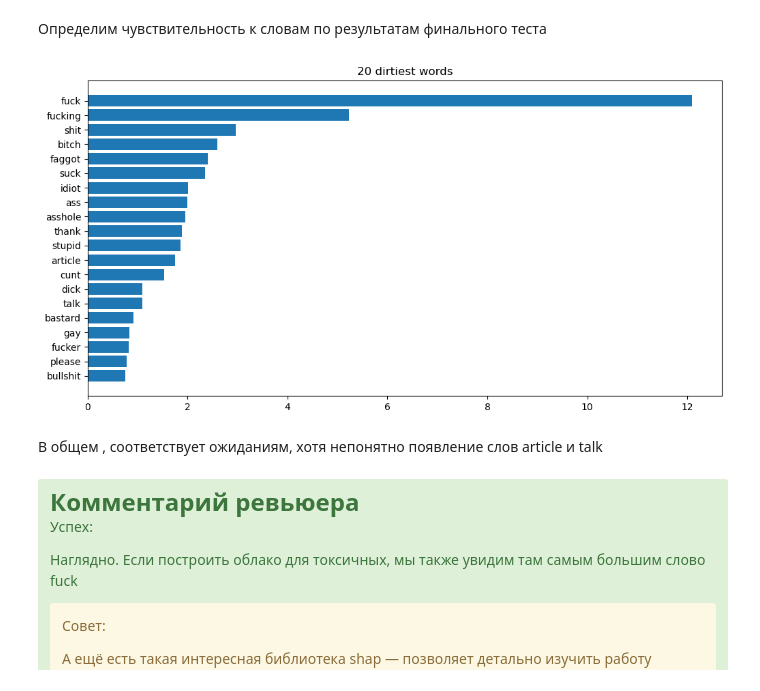
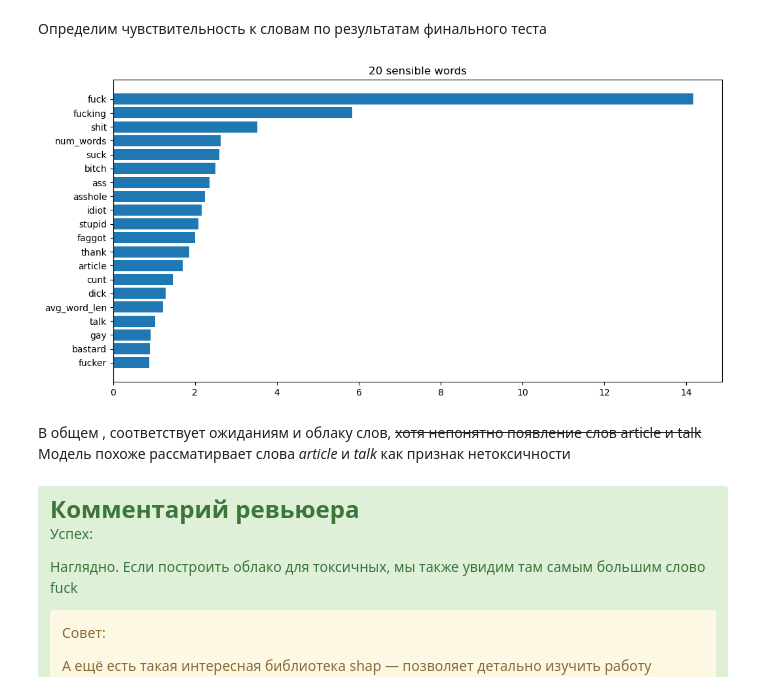
Before and after one commit to ltsipunov/26_text, a Jupyter notebook: b5043e21-eb29-4816-998f-f4795dd04686.ipynb, the cells around one changed output. Drawn from its saved outputs; the diff is of its cells as text; code cells hidden in the pictures.

```diff
--- a/b5043e21-eb29-4816-998f-f4795dd04686.ipynb
+++ b/b5043e21-eb29-4816-998f-f4795dd04686.ipynb
@@ -386,0 +472,3 @@ the stripe bat be hang on their foot for good you should be ashamed of yourself
+# %%
+df['avg_word_len'] = df.apply(lambda r: len(r['lemmas'])/r['num_words'] ,axis=1)
+df[df.toxic==0].avg_word_len.mean(),df[df.toxic==1].avg_word_len.mean(),
@@ -388,7 +485,8 @@ the stripe bat be hang on their foot for good you should be ashamed of yourself
 #### Разбиение на тренировочный и тестовый наборы
 # %%
 %%time
-X = 'lemmas'
+T = 'lemmas'
+X = ['lemmas','num_words','avg_word_len']
 y = 'toxic'
 tr,te = train_test_split(df, test_size = .25, shuffle = True, stratify=df[y])
 # %% [output]
@@ -847,13 +949,16 @@ ngram_range = (1,1)
 Подбирается оптимальная скорость обучения и способ балансировки для 1024 оценщиков.
 # %%
 %%time
-pipe = Pipeline(steps = [
-    ['vect',  TfidfVectorizer(stop_words = stopwords, max_features=max_features, ngram_range=ngram_range)],
-    ['model', CatBoostClassifier(
-                n_estimators = 1024,
-                bootstrap_type='Bernoulli',subsample=.1,
-                eval_metric='F1',verbose =128) ]
-])
+vect = TfidfVectorizer(stop_words = stopwords, max_features=max_features, ngram_range=ngram_range)
+ctf = ColumnTransformer(
+        [('vect', vect, T )],
+                    remainder=StandardScaler(),
+                    verbose_feature_names_out = False
+    )
+cb = CatBoostClassifier(n_estimators = 1024,
+                   random_state=4999,
+                   eval_metric='F1',verbose =128)
+pipe = Pipeline( [['tf',ctf], ['model',cb] ] )
 params_grid = {
     'model__learning_rate':[.05,.1,.2,.5],
     'model__auto_class_weights':['None','Balanced','SqrtBalanced']
@@ -861,6 +966,6 @@ params_grid = {
 gs=GridSearchCV(pipe, params_grid,
                 cv=3 ,
                 scoring = 'f1')
-gs.fit(tr[X].values,tr[y])
+gs.fit(tr[X],tr[y])
 gs.cv_results_
 # %% [output]
@@ -922,13 +1032,8 @@ ResultPlotter(sel).plot()
 # %% [markdown]
 #### Финальный тест
 # %%
-%%time
-tf = TfidfVectorizer(stop_words = stopwords, max_features=max_features, ngram_range=ngram_range
-cb = CatBoostClassifier(n_estimators = 1024,
-                    learning_rate=.2,auto_class_weights='SqrtBalanced',
-                   random_state=4999,
-                   eval_metric='F1',verbose =128)
-pipe = Pipeline( [['vect',tf], ['model',cb] ] )
+pipe.set_params(**gs.best_params_)
+
 pipe.fit(tr[X],tr[y])
 
 pr = pipe.predict(te[X])
@@ -1017,28 +1142,29 @@ TF-IDF просто считает количество того или иног
 # %% [markdown]
 Определим чувствительность к словам по результатам финального теста
 # %%
-def catboost_explanation(model,vectorizer,num_of=20):
+def catboost_explanation(model,transformer,num_of=20):
     feature_importance = model.feature_importances_
     sorted_idx =  np.argsort(feature_importance)[-num_of:]
-    feature_names = vectorizer.get_feature_names_out()
+    feature_names = transformer.get_feature_names_out()
     features = []
     importance = []
     for i in range(num_of):
         features.append( feature_names[sorted_idx[i]])
         importance.append(feature_importance[sorted_idx[i]])
     return features,importance
 
 def plot_features_importance(features,importance,title = 'Feature Importance'):
-    features,importance = catboost_explanation(pipe['model'],pipe['vect'])
+#    features,importance = catboost_explanation(pipe['model'],pipe['tf'])
     fig = plt.figure(figsize=(12, 6))
     plt.barh(features,importance, align='center')
     plt.title(title)
 
-plot_features_importance( *catboost_explanation(pipe['model'],pipe['vect']),title = '20 dirtiest words' )
+plot_features_importance( *catboost_explanation(pipe['model'],pipe['tf']),title = '20 sensible words' )
 # %% [output]
-[figure, old version]
+[figure, new version]
 # %% [markdown]
-В общем , соответствует ожиданиям, хотя непонятно появление слов article и talk
+В общем , соответствует ожиданиям и облаку слов, <s>хотя непонятно появление слов article и talk</s>
+Модель похоже рассматирвает слова <i>article</i> и <i>talk</i> как признак нетоксичности
 # %% [markdown]
 <div class="alert alert-success">
 <font size="5"><b>Комментарий ревьюера</b></font>
```
Also changed, not shown: parts of 36 cells of this notebook, 7 other files.
